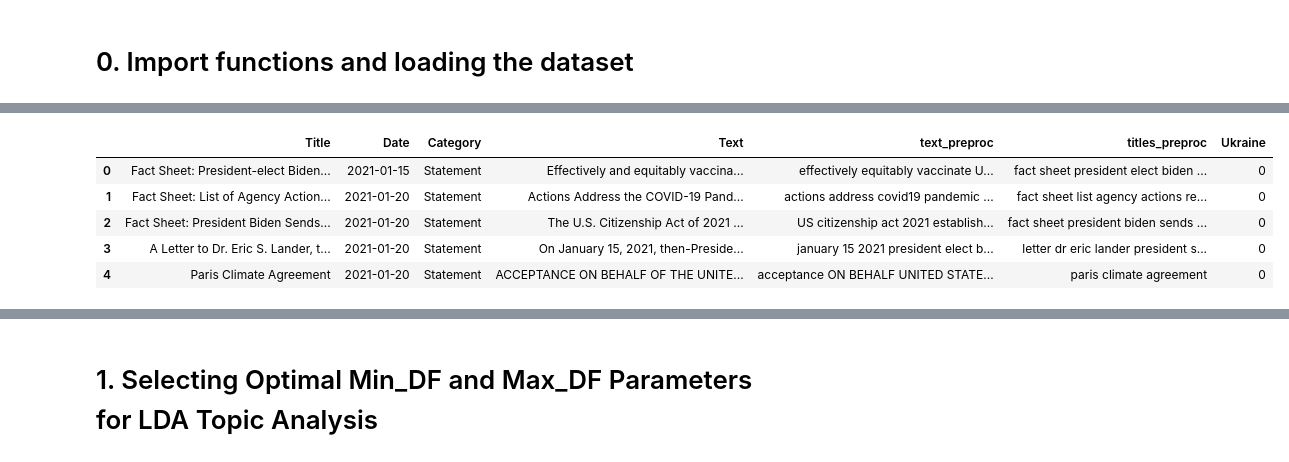
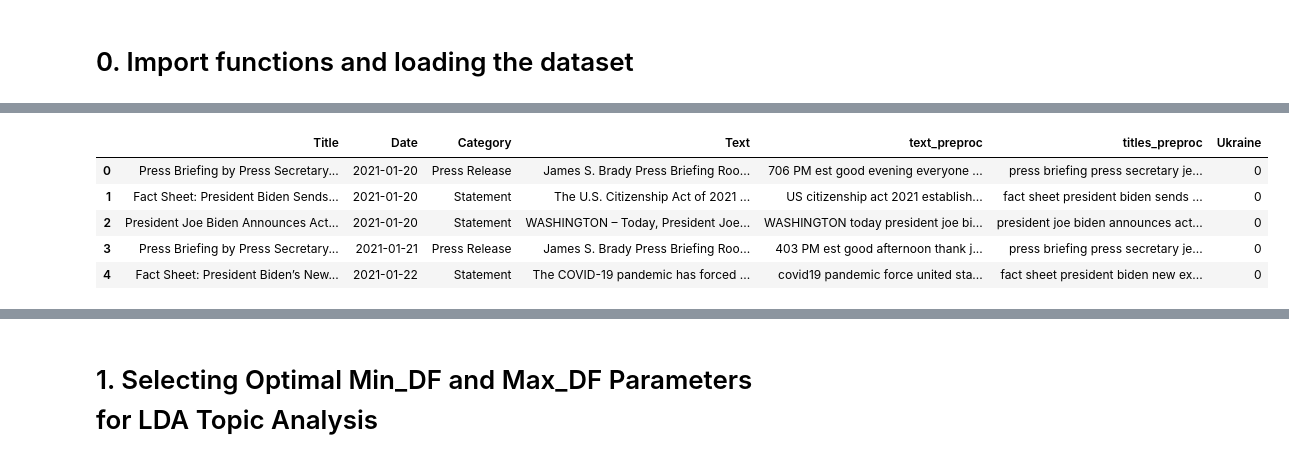
Before and after one commit to viktoriia-yuzkiv/Analysis-of-Official-Communications-during-the-Russo-Ukrainian-War, a Jupyter notebook: 4_topics_analysis.ipynb, the cells around one changed output, grey strips where cells are left out. Saved outputs shown, nothing was run; the diff lists cells and outputs as text; code cells hidden in the pictures.

```diff
--- a/4_topics_analysis.ipynb
+++ b/4_topics_analysis.ipynb
@@ -66,20 +66,17 @@ EC_data.head(5)
 | 3 | Speech by President von der Leyen... | 2021-01-11 | Speech | Merci Monsieur le Président.\nChe... | merci monsieur le président cher ... | speech president von der leyen on... | 0 |
 | 4 | Coronavirus: Commission concludes... | 2021-01-12 | Press Release | Today, the European Commission co... | today european commission conclud... | coronavirus commission conclude e... | 0 |
 # %%
-filename ="data/thewhitehouse_preprocessed_p1.csv"
-WH_data_1 = pd.read_csv(os.path.join(path, filename), sep=',', encoding='utf-8')
-filename ="data/thewhitehouse_preprocessed_p2.csv"
-WH_data_2 = pd.read_csv(os.path.join(path, filename), sep=',', encoding='utf-8')
-WH_data = pd.concat([WH_data_1, WH_data_2], ignore_index=True)
+filename ="data/thewhitehouse_preprocessed.csv"
+WH_data= pd.read_csv(os.path.join(path, filename), sep=',', encoding='utf-8')
 #Checking everything is fine
 WH_data.head(5)
 # %% [output]
 |  | Title | Date | Category | Text | text_preproc | titles_preproc | Ukraine |
-| 0 | Fact Sheet: President-elect Biden... | 2021-01-15 | Statement | Effectively and equitably vaccina... | effectively equitably vaccinate U... | fact sheet president elect biden ... | 0 |
-| 1 | Fact Sheet: List of Agency Action... | 2021-01-20 | Statement | Actions Address the COVID-19 Pand... | actions address covid19 pandemic ... | fact sheet list agency actions re... | 0 |
-| 2 | Fact Sheet: President Biden Sends... | 2021-01-20 | Statement | The U.S. Citizenship Act of 2021 ... | US citizenship act 2021 establish... | fact sheet president biden sends ... | 0 |
-| 3 | A Letter to Dr. Eric S. Lander, t... | 2021-01-20 | Statement | On January 15, 2021, then-Preside... | january 15 2021 president elect b... | letter dr eric lander president s... | 0 |
-| 4 | Paris Climate Agreement | 2021-01-20 | Statement | ACCEPTANCE ON BEHALF OF THE UNITE... | acceptance ON BEHALF UNITED STATE... | paris climate agreement | 0 |
+| 0 | Press Briefing by Press Secretary... | 2021-01-20 | Press Release | James S. Brady Press Briefing Roo... | 706 PM est good evening everyone ... | press briefing press secretary je... | 0 |
+| 1 | Fact Sheet: President Biden Sends... | 2021-01-20 | Statement | The U.S. Citizenship Act of 2021 ... | US citizenship act 2021 establish... | fact sheet president biden sends ... | 0 |
+| 2 | President Joe Biden Announces Act... | 2021-01-20 | Statement | WASHINGTON – Today, President Joe... | WASHINGTON today president joe bi... | president joe biden announces act... | 0 |
+| 3 | Press Briefing by Press Secretary... | 2021-01-21 | Press Release | James S. Brady Press Briefing Roo... | 403 PM est good afternoon thank j... | press briefing press secretary je... | 0 |
+| 4 | Fact Sheet: President Biden’s New... | 2021-01-22 | Statement | The COVID-19 pandemic has forced ... | covid19 pandemic force united sta... | fact sheet president biden new ex... | 0 |
 # %%
 #Create a column named "European Commission" with the value 1
 EC_data['is_EC'] = 1
```
Also changed, not shown: parts of 9 cells of this notebook, 6 other files.
